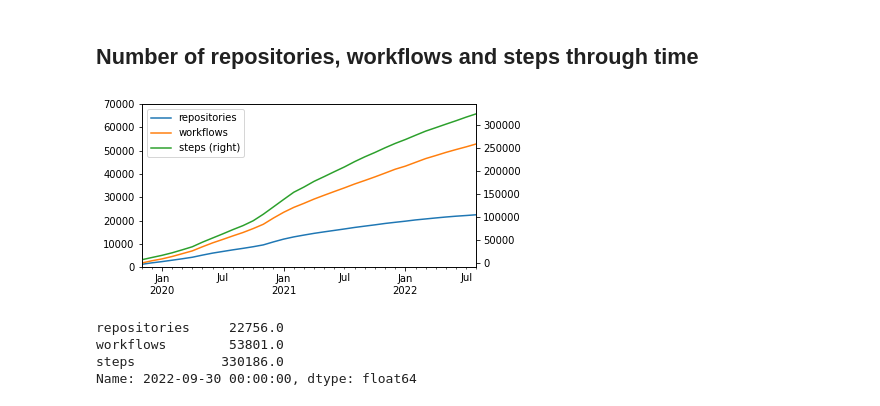
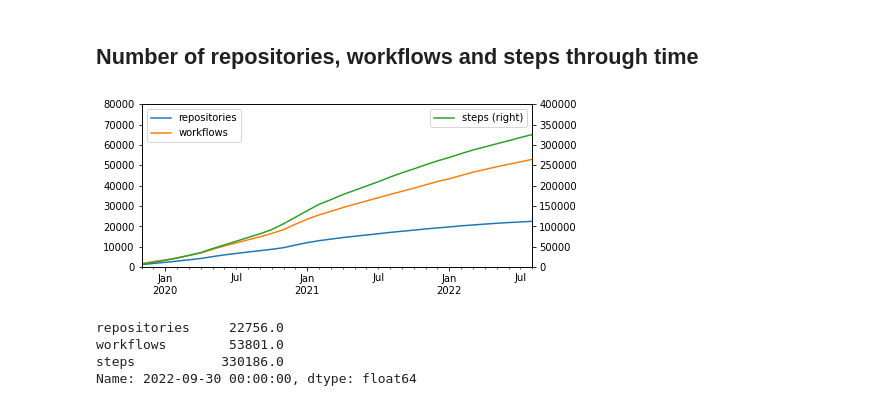
Before and after one commit to AlexandreDecan/secos-ghalag, a Jupyter notebook: notebooks/Data Overview.ipynb, the cells around one changed output. Drawn from its saved outputs; the diff is of its cells as text; code cells hidden in the pictures.

```diff
--- a/notebooks/Data Overview.ipynb
+++ b/notebooks/Data Overview.ipynb
@@ -5,8 +5,7 @@ import matplotlib
 import matplotlib.pyplot
 import seaborn
 # %%
-FIG_SIZE = (6, 3)
-FIG_SIZE_WIDE = (9, 3)
+FIG_SIZE = (7, 3)
 
 PALETTE = seaborn.color_palette()
 DATE_RANGE = pd.to_datetime('2019-11-01'), pd.to_datetime('2022-08-31')
@@ -15,7 +14,7 @@ matplotlib.rcParams['figure.figsize'] = FIG_SIZE
 # matplotlib.rcParams['legend.framealpha'] = 1
 matplotlib.rcParams['text.latex.preamble'] = r'\usepackage{amsmath}'
 
-SAVEFIG = False
+SAVEFIG = True
 
 def _savefig(fig, name):
     import os
@@ -57,37 +55,41 @@ temp = pd.concat([
     .groupby(pd.Grouper(key='date', freq='M'))
     .agg(repositories=('repository', 'nunique'))
     ,
     df_repo
     .groupby(['repository', 'date'], sort=False, as_index=False)
     .agg(workflows=('filename', 'nunique'))
     .groupby(pd.Grouper(key='date', freq='M'))
     .agg(workflows=('workflows', 'sum'))
     ,
     df_steps
     .groupby('workflow', as_index=False, sort=False)
     .agg(steps=('name', 'count'))
     .merge(
         df_repo[['repository', 'date', 'workflow']],
         how='right',
         on='workflow',
     )
     .groupby(pd.Grouper(key='date', freq='M'))
     .agg(steps=('steps', 'sum'))
 ], axis=1)
 
 temp[['repositories', 'workflows']].plot(ax=ax)
-temp[['steps']].plot(ax=ax, secondary_y=True)
+ax2 = temp[['steps']].plot(ax=ax, secondary_y=True)
+ax2.set(ylim=(0, 400000))
+
+ax.legend(loc='upper left')
+ax2.legend(loc='upper right')
 
 ax.set(
     xlabel=None,
     xlim=DATE_RANGE,
     ylabel=None,
-    ylim=(0, 70000),
+    ylim=(0, 80000),
 )
 
-savefig(fig, 'overview_repositories')
+savefig(fig, 'overview_repo_workflow_steps')
 # %% [output]
-[figure, old version]
+[figure, new version]
 # %%
 display(temp.iloc[-1])
 # %% [output]
```
Also changed, not shown: parts of 9 cells of this notebook, 5 other files.
